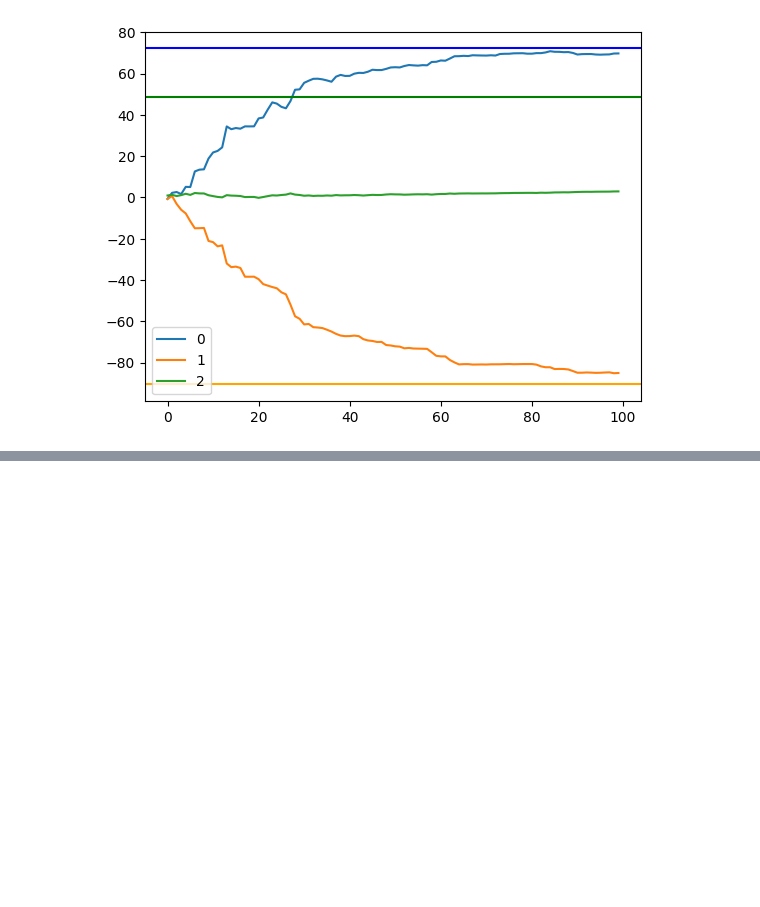
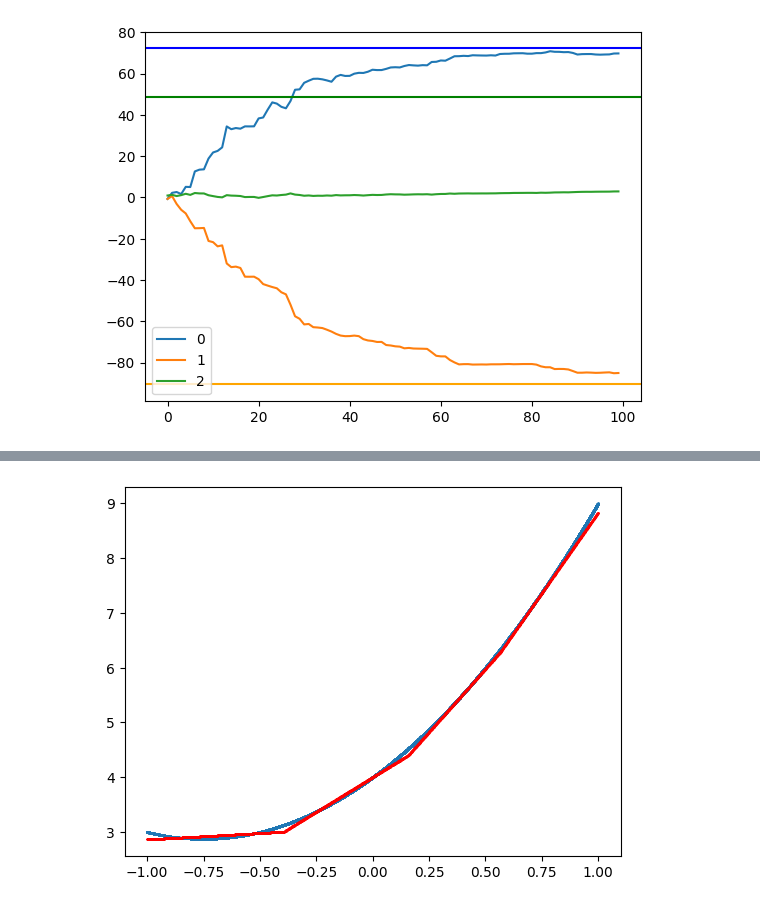
Before and after one commit to jtang25/NeuralNetwork, a Jupyter notebook: test.ipynb, the cells around one changed output, grey strips where cells are left out. Saved outputs shown, nothing was run; the diff lists cells and outputs as text; code cells hidden in the pictures; blank space fills up the shorter version.

```diff
--- a/test.ipynb
+++ b/test.ipynb
@@ -260,0 +270,14 @@ tf_model.compile(loss='mean_squared_error', optimizer=tf.keras.optimizers.Adam(l
+# %%
+# plot the models graph
+# model_t = Model(Layers=[
+#     Dense_Layer(input_shape=1,output_shape=3, activation_func="relu"),
+#     Dense_Layer(input_shape=3,output_shape=3, activation_func="relu"),
+#     Output_Layer(input_shape=3,output_shape=1)
+# ])
+# X = np.random.uniform(-1, 1, size=(1000, 1))
+# y = [2*X[x] for x in range(len(X))]
+plt.scatter(X,y, s=1)
+plt.scatter(X,[model.forward_pass(x)[0] for x in X], color='red', s=0.1)
+plt.show()
+# %% [output]
+[figure, added]
```
Also changed, not shown: parts of 13 cells of this notebook, 2 other files.
